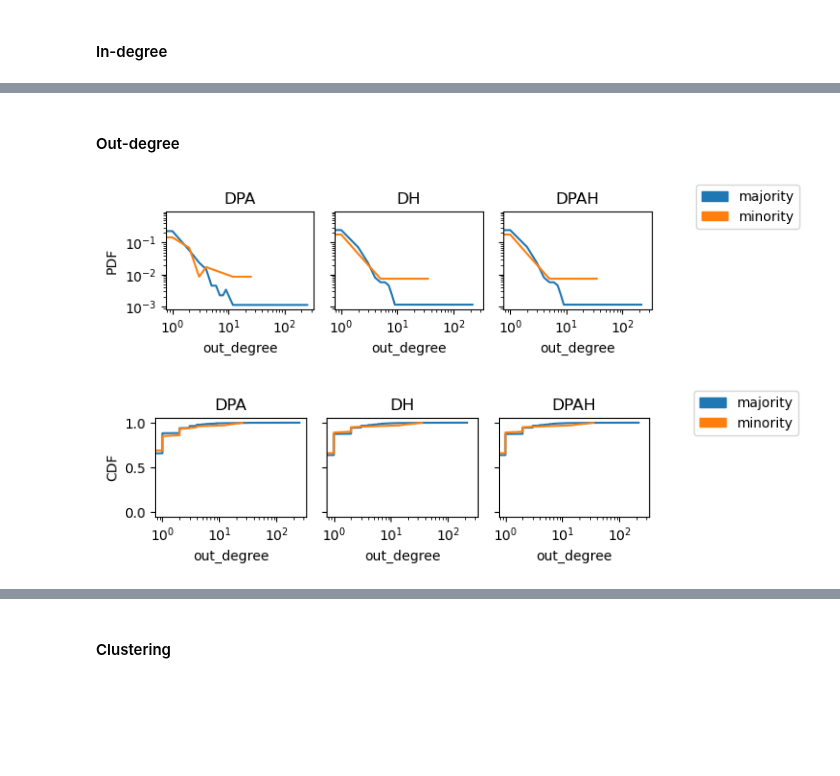
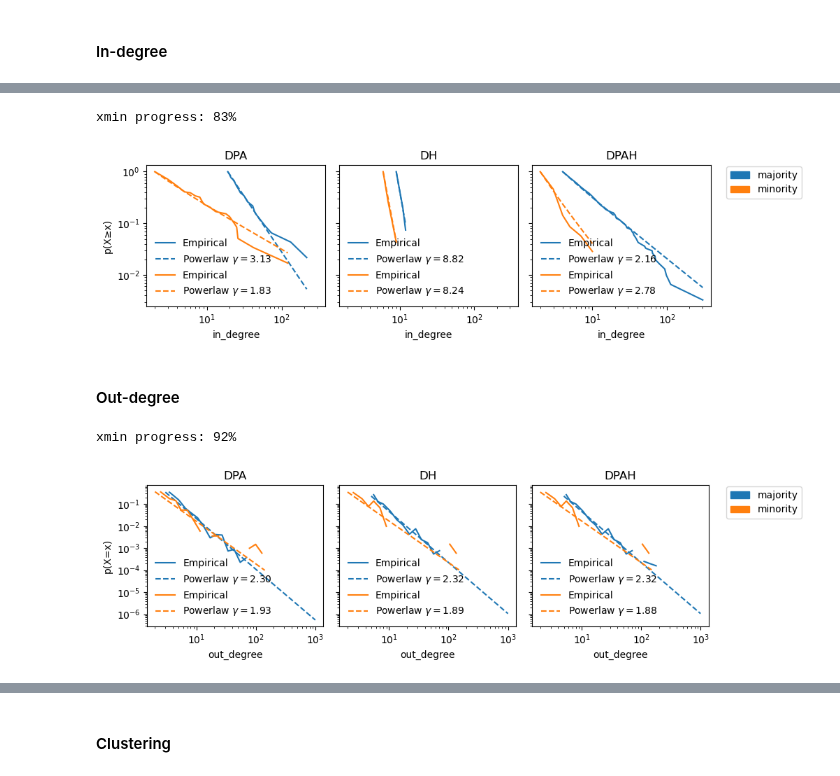
Before and after one commit to CSHVienna/NetworkInequalities, a Jupyter notebook: examples/notebooks/directed.ipynb, the cells around one changed output, grey strips where cells are left out. Cells and saved outputs as stored; diff of their text form; code cells hidden in the pictures; blank space fills up the shorter version.

```diff
--- a/examples/notebooks/directed.ipynb
+++ b/examples/notebooks/directed.ipynb
@@ -159,16 +142,16 @@ vh.plot_ccdf_distribution(distributions,
+# %%
+viz.plot_powerlaw_fit(distributions, x='in_degree', hue='class_label',
+                      kind='ccdf',
+                      cell_size=3, sharex=True, sharey=True)
+# %% [output]
+xmin progress: 83%
+[figure, added]
 # %% [markdown]
 #### Out-degree
-# %%
-vh.plot_pdf_distribution(distributions,
-                          cell_size=2, sharex=True, sharey=True,
-                          x='out_degree', hue='class_label',
-                          log_scale=(True,True),common_norm=False)
-# %% [output]
-[figure, removed]
-# %%
-vh.plot_cdf_distribution(distributions,
-                          cell_size=2, sharex=True, sharey=True,
-                          x='out_degree', hue='class_label',
-                          log_scale=(True,False))
-# %% [output]
-[figure, removed]
+# %%
+viz.plot_powerlaw_fit(distributions, x='out_degree', hue='class_label',
+                      kind='pdf',
+                      cell_size=3, sharex=True, sharey=True)
+# %% [output]
+xmin progress: 92%
+[figure, added]
```
Also changed, not shown: parts of 19 cells of this notebook, 39 other files.
